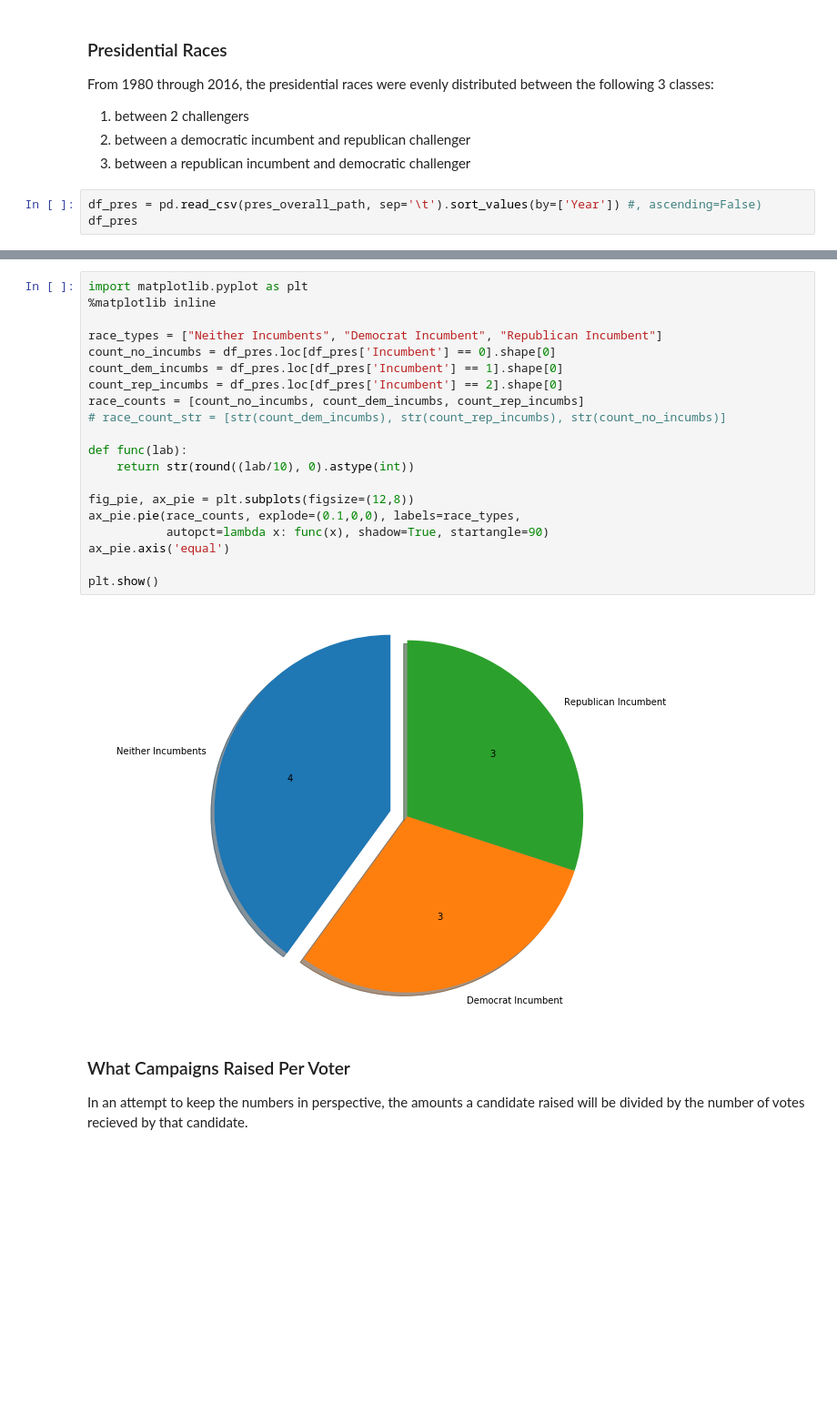
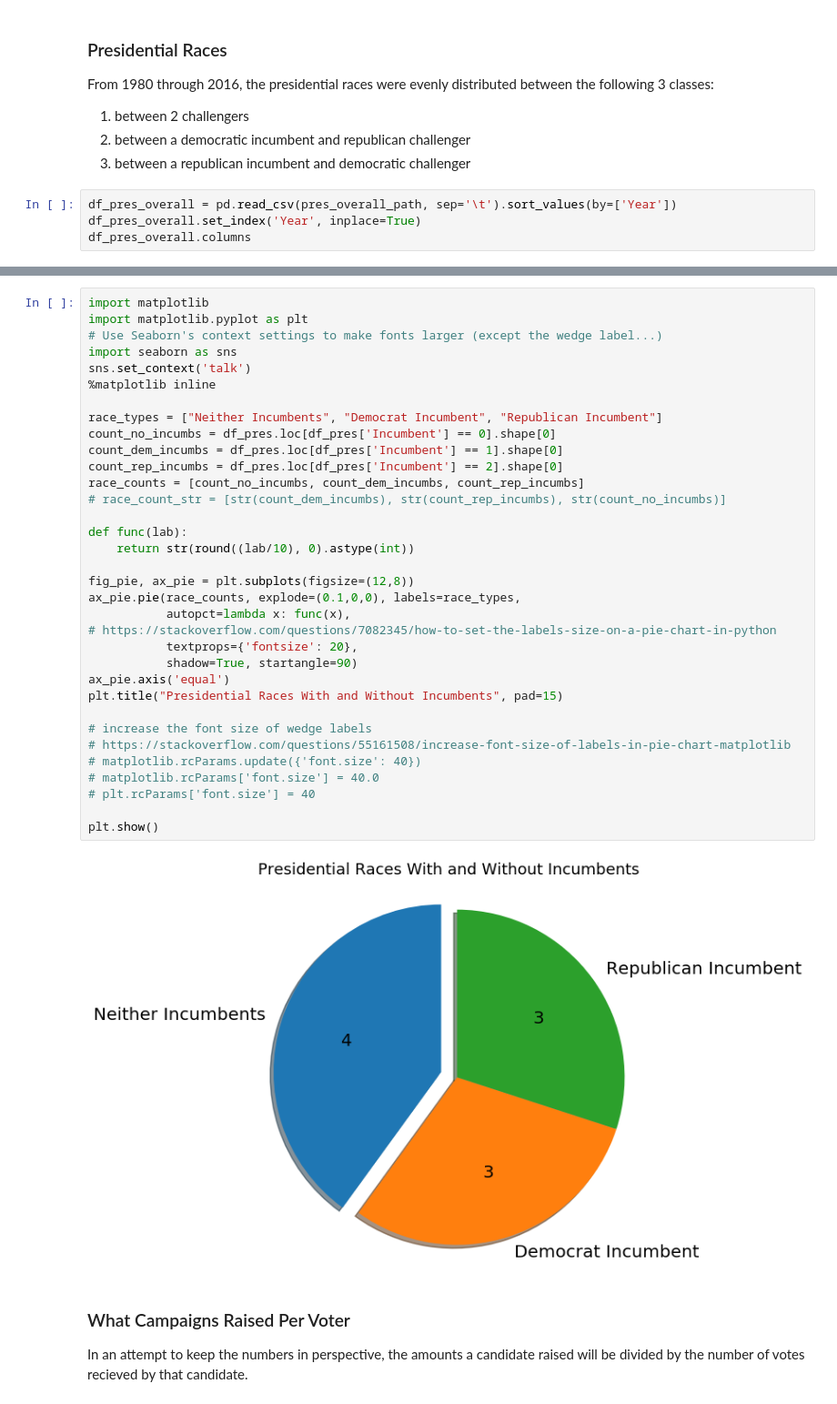
Before and after one commit to MichaelSzczepaniak/CampaignFinance, a Jupyter notebook: ExploreCampaignFinance.ipynb, the cells around one changed output, grey strips where cells are left out. Shown at 91% size. Saved outputs shown, nothing was run; the diff lists cells and outputs as text; blank space fills up the shorter version.

```diff
--- a/ExploreCampaignFinance.ipynb
+++ b/ExploreCampaignFinance.ipynb
@@ -324,6 +324,7 @@ From 1980 through 2016, the presidential races were evenly distributed between t
 2. between a democratic incumbent and republican challenger
 3. between a republican incumbent and democratic challenger
 # %%
-df_pres = pd.read_csv(pres_overall_path, sep='\t').sort_values(by=['Year']) #, ascending=False)
-df_pres
+df_pres_overall = pd.read_csv(pres_overall_path, sep='\t').sort_values(by=['Year'])
+df_pres_overall.set_index('Year', inplace=True)
+df_pres_overall.columns
 # %% [output]
@@ -341,25 +398,39 @@ df_pres
 # %%
+import matplotlib
 import matplotlib.pyplot as plt
+# Use Seaborn's context settings to make fonts larger (except the wedge label...)
+import seaborn as sns
+sns.set_context('talk')
 %matplotlib inline
 
 race_types = ["Neither Incumbents", "Democrat Incumbent", "Republican Incumbent"]
 count_no_incumbs = df_pres.loc[df_pres['Incumbent'] == 0].shape[0]
 count_dem_incumbs = df_pres.loc[df_pres['Incumbent'] == 1].shape[0]
 count_rep_incumbs = df_pres.loc[df_pres['Incumbent'] == 2].shape[0]
 race_counts = [count_no_incumbs, count_dem_incumbs, count_rep_incumbs]
 # race_count_str = [str(count_dem_incumbs), str(count_rep_incumbs), str(count_no_incumbs)]
 
 def func(lab):
     return str(round((lab/10), 0).astype(int))
 
 fig_pie, ax_pie = plt.subplots(figsize=(12,8))
 ax_pie.pie(race_counts, explode=(0.1,0,0), labels=race_types,
-           autopct=lambda x: func(x), shadow=True, startangle=90)
+           autopct=lambda x: func(x),
+# https://stackoverflow.com/questions/7082345/how-to-set-the-labels-size-on-a-pie-chart-in-python
+           textprops={'fontsize': 20},
+           shadow=True, startangle=90)
 ax_pie.axis('equal')
+plt.title("Presidential Races With and Without Incumbents", pad=15)
+
+# increase the font size of wedge labels
+# https://stackoverflow.com/questions/55161508/increase-font-size-of-labels-in-pie-chart-matplotlib
+# matplotlib.rcParams.update({'font.size': 40})
+# matplotlib.rcParams['font.size'] = 40.0
+# plt.rcParams['font.size'] = 40
 
 plt.show()
 # %% [output]
-[figure, old version]
+[figure, new version]
 # %% [markdown]
 ### What Campaigns Raised Per Voter
 
```
Also changed, not shown: parts of 44 cells of this notebook.
